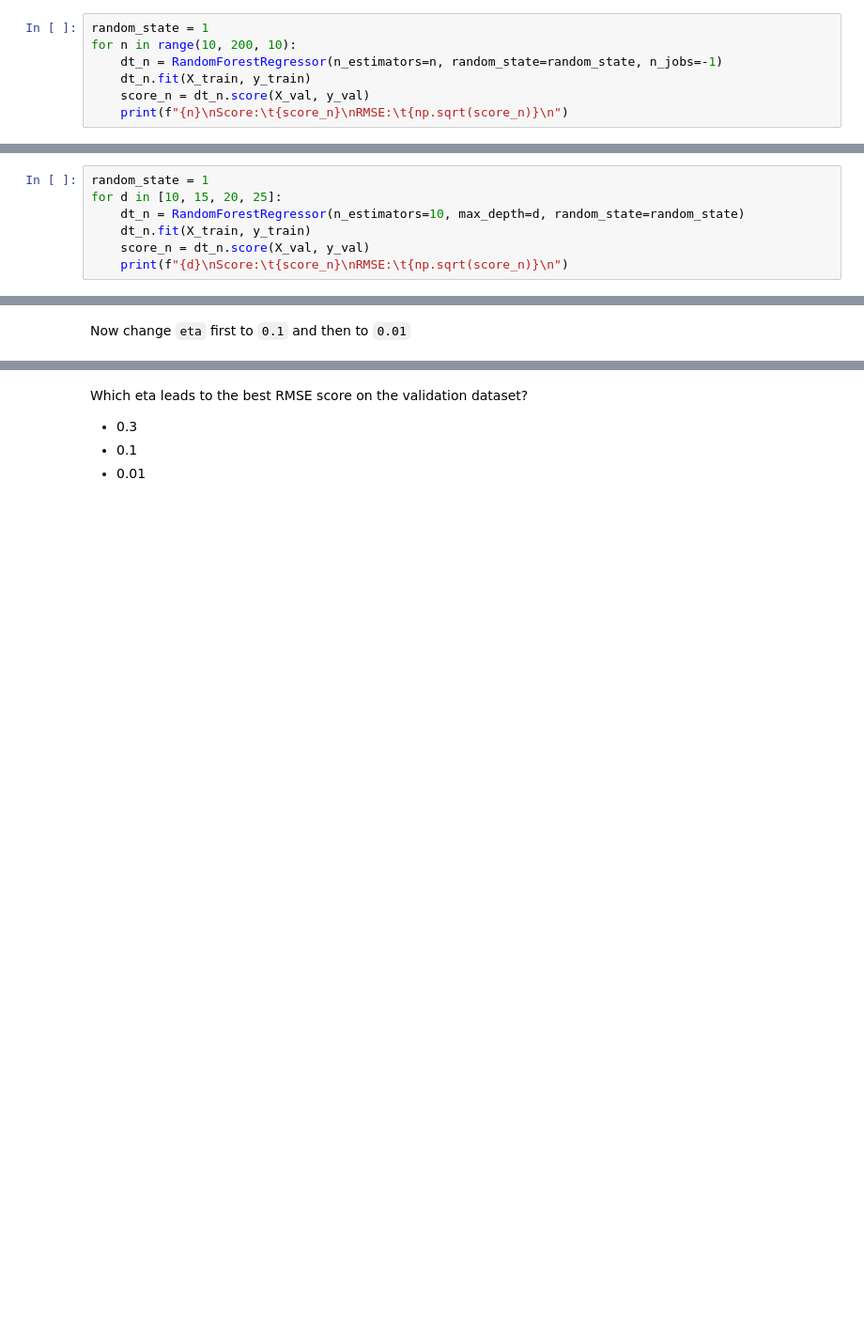
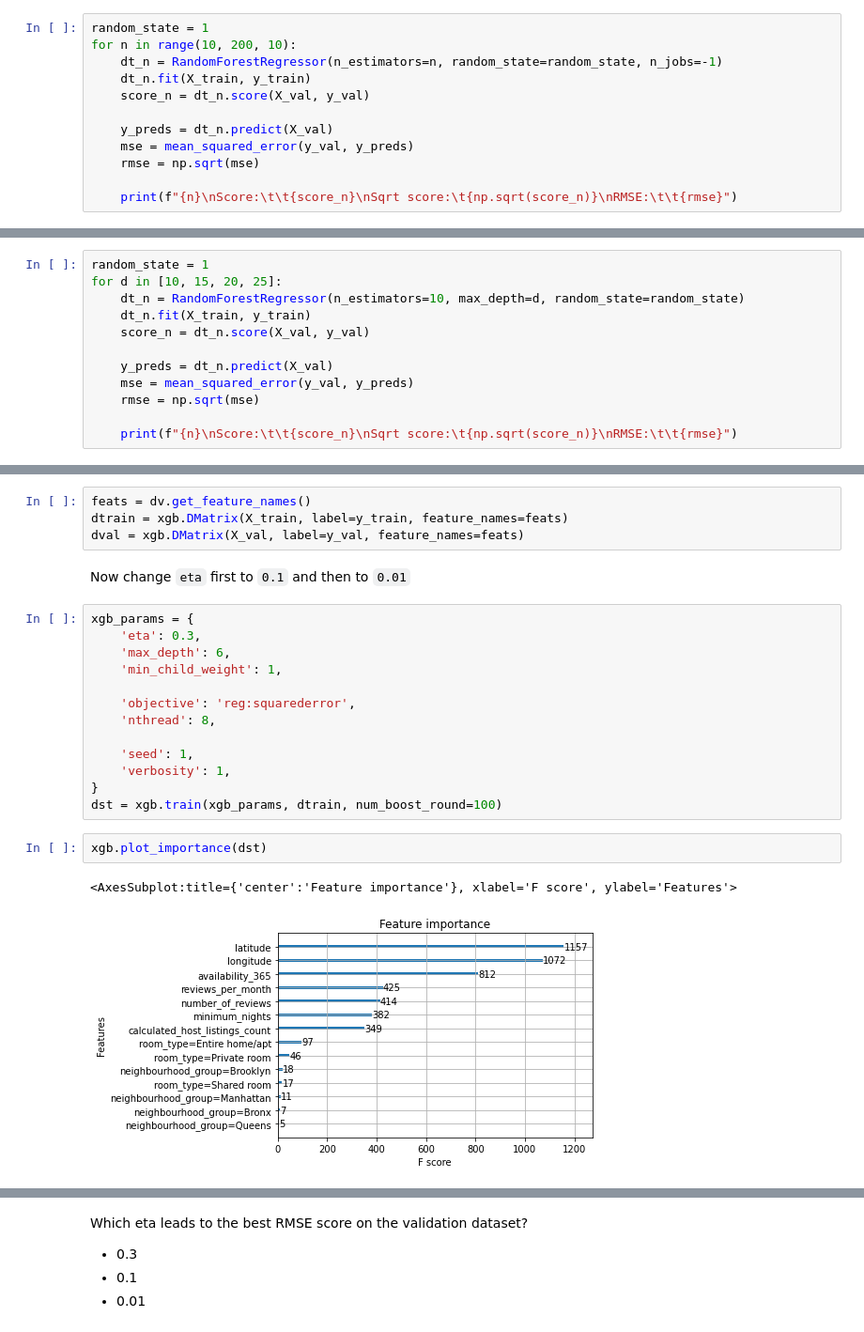
Before and after one commit to RCSnyder/machine-learning-zoom-camp, a Jupyter notebook: src/Chapters/06-trees/homework_6.ipynb, the cells around one changed output, grey strips where cells are left out. Shown at 94% size. Saved outputs shown, nothing was run; the diff lists cells and outputs as text; blank space fills up the shorter version.

````diff
--- a/src/Chapters/06-trees/homework_6.ipynb
+++ b/src/Chapters/06-trees/homework_6.ipynb
@@ -153,6 +164,11 @@ for n in range(10, 200, 10):
     dt_n = RandomForestRegressor(n_estimators=n, random_state=random_state, n_jobs=-1)
     dt_n.fit(X_train, y_train)
     score_n = dt_n.score(X_val, y_val)
-    print(f"{n}\nScore:\t{score_n}\nRMSE:\t{np.sqrt(score_n)}\n")
+
+    y_preds = dt_n.predict(X_val)
+    mse = mean_squared_error(y_val, y_preds)
+    rmse = np.sqrt(mse)
+
+    print(f"{n}\nScore:\t\t{score_n}\nSqrt score:\t{np.sqrt(score_n)}\nRMSE:\t\t{rmse}")
 # %% [output]
 10
@@ -195,7 +211,12 @@ for d in [10, 15, 20, 25]:
     dt_n = RandomForestRegressor(n_estimators=10, max_depth=d, random_state=random_state)
     dt_n.fit(X_train, y_train)
     score_n = dt_n.score(X_val, y_val)
-    print(f"{d}\nScore:\t{score_n}\nRMSE:\t{np.sqrt(score_n)}\n")
+
+    y_preds = dt_n.predict(X_val)
+    mse = mean_squared_error(y_val, y_preds)
+    rmse = np.sqrt(mse)
+
+    print(f"{n}\nScore:\t\t{score_n}\nSqrt score:\t{np.sqrt(score_n)}\nRMSE:\t\t{rmse}")
 # %% [output]
 10
 Score:  0.5968271359847189
@@ -299,5 +320,27 @@ xgb_params = {
     'verbosity': 1,
 }
 ```
+# %%
+feats = dv.get_feature_names()
+dtrain = xgb.DMatrix(X_train, label=y_train, feature_names=feats)
+dval = xgb.DMatrix(X_val, label=y_val, feature_names=feats)
 # %% [markdown]
 Now change `eta` first to `0.1` and then to `0.01`
+# %%
+xgb_params = {
+    'eta': 0.3,
+    'max_depth': 6,
+    'min_child_weight': 1,
+
+    'objective': 'reg:squarederror',
+    'nthread': 8,
+
+    'seed': 1,
+    'verbosity': 1,
+}
+dst = xgb.train(xgb_params, dtrain, num_boost_round=100)
+# %%
+xgb.plot_importance(dst)
+# %% [output]
+<AxesSubplot:title={'center':'Feature importance'}, xlabel='F score', ylabel='Features'>
+[figure, added]
````
Also changed, not shown: parts of 5 cells of this notebook.
